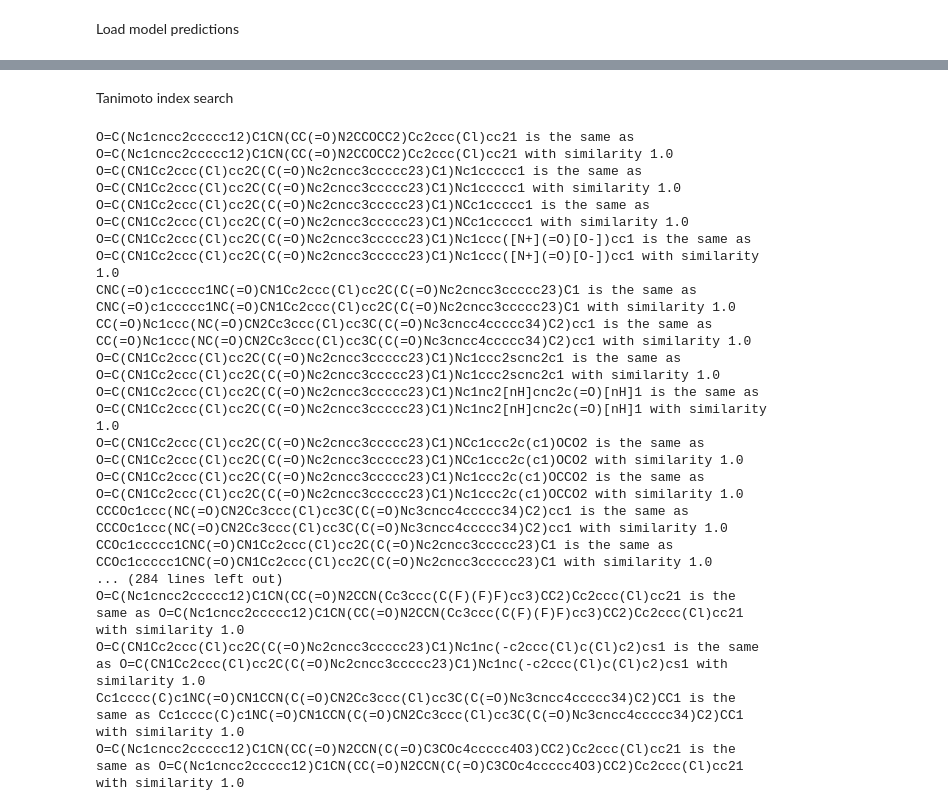
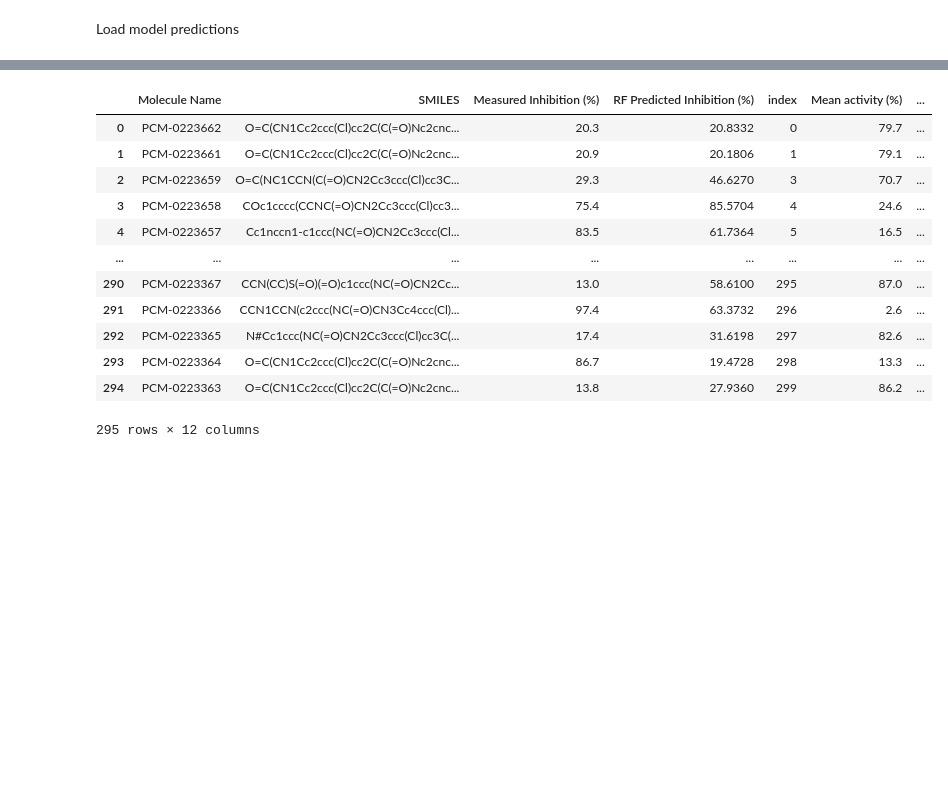
Before and after one commit to wjm41/deconvoluting_low_yield, a Jupyter notebook: notebooks/visualise_new_yields.ipynb, the cells around one changed output, grey strips where cells are left out. Drawn from its saved outputs; the diff is of its cells as text; code cells hidden in the pictures; blank space fills up the shorter version.

```diff
--- a/notebooks/visualise_new_yields.ipynb
+++ b/notebooks/visualise_new_yields.ipynb
@@ -229,38 +120,20 @@ See the caveats in the documentation: https://pandas.pydata.org/pandas-docs/stab
-# %% [markdown]
-Tanimoto index search
-# %%
-import numpy as np
-
-
-useful_rdkit_utils.add_molecule_and_errors(df_with_yield, 'smiles', 'mol')
-useful_rdkit_utils.add_molecule_and_errors(df, 'smiles', 'mol')
-
-df_with_yield['fps'] = [AllChem.GetMorganFingerprintAsBitVect(
-    mol, radius=3, nBits=1024) for mol in df_with_yield['mol']]
-df['fps'] = [AllChem.GetMorganFingerprintAsBitVect(
-    mol, radius=3, nBits=1024) for mol in df['mol']]
-
-for i in tqdm(range(len(df_with_yield['fps']))):
-    similarity = np.array(DataStructs.BulkTanimotoSimilarity(
-        df_with_yield['fps'].values[i], df['fps'].values))
-    # print(similarity)
-    if np.max(similarity) > 0.8:
-        print(f"{df_with_yield.loc[i, 'smiles']} is the same as {df.loc[np.argmax(similarity), 'smiles']} with similarity {np.max(similarity)}")
-# %% [output]
-O=C(Nc1cncc2ccccc12)C1CN(CC(=O)N2CCOCC2)Cc2ccc(Cl)cc21 is the same as O=C(Nc1cncc2ccccc12)C1CN(CC(=O)N2CCOCC2)Cc2ccc(Cl)cc21 with similarity 1.0
-O=C(CN1Cc2ccc(Cl)cc2C(C(=O)Nc2cncc3ccccc23)C1)Nc1ccccc1 is the same as O=C(CN1Cc2ccc(Cl)cc2C(C(=O)Nc2cncc3ccccc23)C1)Nc1ccccc1 with similarity 1.0
-O=C(CN1Cc2ccc(Cl)cc2C(C(=O)Nc2cncc3ccccc23)C1)NCc1ccccc1 is the same as O=C(CN1Cc2ccc(Cl)cc2C(C(=O)Nc2cncc3ccccc23)C1)NCc1ccccc1 with similarity 1.0
-O=C(CN1Cc2ccc(Cl)cc2C(C(=O)Nc2cncc3ccccc23)C1)Nc1ccc([N+](=O)[O-])cc1 is the same as O=C(CN1Cc2ccc(Cl)cc2C(C(=O)Nc2cncc3ccccc23)C1)Nc1ccc([N+](=O)[O-])cc1 with similarity 1.0
-CNC(=O)c1ccccc1NC(=O)CN1Cc2ccc(Cl)cc2C(C(=O)Nc2cncc3ccccc23)C1 is the same as CNC(=O)c1ccccc1NC(=O)CN1Cc2ccc(Cl)cc2C(C(=O)Nc2cncc3ccccc23)C1 with similarity 1.0
-CC(=O)Nc1ccc(NC(=O)CN2Cc3ccc(Cl)cc3C(C(=O)Nc3cncc4ccccc34)C2)cc1 is the same as CC(=O)Nc1ccc(NC(=O)CN2Cc3ccc(Cl)cc3C(C(=O)Nc3cncc4ccccc34)C2)cc1 with similarity 1.0
-O=C(CN1Cc2ccc(Cl)cc2C(C(=O)Nc2cncc3ccccc23)C1)Nc1ccc2scnc2c1 is the same as O=C(CN1Cc2ccc(Cl)cc2C(C(=O)Nc2cncc3ccccc23)C1)Nc1ccc2scnc2c1 with similarity 1.0
-O=C(CN1Cc2ccc(Cl)cc2C(C(=O)Nc2cncc3ccccc23)C1)Nc1nc2[nH]cnc2c(=O)[nH]1 is the same as O=C(CN1Cc2ccc(Cl)cc2C(C(=O)Nc2cncc3ccccc23)C1)Nc1nc2[nH]cnc2c(=O)[nH]1 with similarity 1.0
-O=C(CN1Cc2ccc(Cl)cc2C(C(=O)Nc2cncc3ccccc23)C1)NCc1ccc2c(c1)OCO2 is the same as O=C(CN1Cc2ccc(Cl)cc2C(C(=O)Nc2cncc3ccccc23)C1)NCc1ccc2c(c1)OCO2 with similarity 1.0
-O=C(CN1Cc2ccc(Cl)cc2C(C(=O)Nc2cncc3ccccc23)C1)Nc1ccc2c(c1)OCCO2 is the same as O=C(CN1Cc2ccc(Cl)cc2C(C(=O)Nc2cncc3ccccc23)C1)Nc1ccc2c(c1)OCCO2 with similarity 1.0
-CCCOc1ccc(NC(=O)CN2Cc3ccc(Cl)cc3C(C(=O)Nc3cncc4ccccc34)C2)cc1 is the same as CCCOc1ccc(NC(=O)CN2Cc3ccc(Cl)cc3C(C(=O)Nc3cncc4ccccc34)C2)cc1 with similarity 1.0
-CCOc1ccccc1CNC(=O)CN1Cc2ccc(Cl)cc2C(C(=O)Nc2cncc3ccccc23)C1 is the same as CCOc1ccccc1CNC(=O)CN1Cc2ccc(Cl)cc2C(C(=O)Nc2cncc3ccccc23)C1 with similarity 1.0
-... (284 lines left out)
-O=C(Nc1cncc2ccccc12)C1CN(CC(=O)N2CCN(Cc3ccc(C(F)(F)F)cc3)CC2)Cc2ccc(Cl)cc21 is the same as O=C(Nc1cncc2ccccc12)C1CN(CC(=O)N2CCN(Cc3ccc(C(F)(F)F)cc3)CC2)Cc2ccc(Cl)cc21 with similarity 1.0
-O=C(CN1Cc2ccc(Cl)cc2C(C(=O)Nc2cncc3ccccc23)C1)Nc1nc(-c2ccc(Cl)c(Cl)c2)cs1 is the same as O=C(CN1Cc2ccc(Cl)cc2C(C(=O)Nc2cncc3ccccc23)C1)Nc1nc(-c2ccc(Cl)c(Cl)c2)cs1 with similarity 1.0
-Cc1cccc(C)c1NC(=O)CN1CCN(C(=O)CN2Cc3ccc(Cl)cc3C(C(=O)Nc3cncc4ccccc34)C2)CC1 is the same as Cc1cccc(C)c1NC(=O)CN1CCN(C(=O)CN2Cc3ccc(Cl)cc3C(C(=O)Nc3cncc4ccccc34)C2)CC1 with similarity 1.0
-O=C(Nc1cncc2ccccc12)C1CN(CC(=O)N2CCN(C(=O)C3COc4ccccc4O3)CC2)Cc2ccc(Cl)cc21 is the same as O=C(Nc1cncc2ccccc12)C1CN(CC(=O)N2CCN(C(=O)C3COc4ccccc4O3)CC2)Cc2ccc(Cl)cc21 with similarity 1.0
+# %%
+rf_df = pd.read_csv('../data/predictions/rf_predictions.csv')
+gp_df = pd.read_csv('../data/predictions/gp_predictions.csv')
+ml_df = rf_df.merge(gp_df, on=['Molecule Name', 'SMILES'])
+ml_df['mean_pred'] = ml_df[['RF Predicted Inhibition (%)', 'gp_pred']].mean(axis=1)
+ml_df
+# %% [output]
+|  | Molecule Name | SMILES | Measured Inhibition (%) | RF Predicted Inhibition (%) | index | Mean activity (%) | ... |
+| 0 | PCM-0223662 | O=C(CN1Cc2ccc(Cl)cc2C(C(=O)Nc2cnc... | 20.3 | 20.8332 | 0 | 79.7 | ... |
+| 1 | PCM-0223661 | O=C(CN1Cc2ccc(Cl)cc2C(C(=O)Nc2cnc... | 20.9 | 20.1806 | 1 | 79.1 | ... |
+| 2 | PCM-0223659 | O=C(NC1CCN(C(=O)CN2Cc3ccc(Cl)cc3C... | 29.3 | 46.6270 | 3 | 70.7 | ... |
+| 3 | PCM-0223658 | COc1cccc(CCNC(=O)CN2Cc3ccc(Cl)cc3... | 75.4 | 85.5704 | 4 | 24.6 | ... |
+| 4 | PCM-0223657 | Cc1nccn1-c1ccc(NC(=O)CN2Cc3ccc(Cl... | 83.5 | 61.7364 | 5 | 16.5 | ... |
+| ... | ... | ... | ... | ... | ... | ... | ... |
+| 290 | PCM-0223367 | CCN(CC)S(=O)(=O)c1ccc(NC(=O)CN2Cc... | 13.0 | 58.6100 | 295 | 87.0 | ... |
+| 291 | PCM-0223366 | CCN1CCN(c2ccc(NC(=O)CN3Cc4ccc(Cl)... | 97.4 | 63.3732 | 296 | 2.6 | ... |
+| 292 | PCM-0223365 | N#Cc1ccc(NC(=O)CN2Cc3ccc(Cl)cc3C(... | 17.4 | 31.6198 | 297 | 82.6 | ... |
+| 293 | PCM-0223364 | O=C(CN1Cc2ccc(Cl)cc2C(C(=O)Nc2cnc... | 86.7 | 19.4728 | 298 | 13.3 | ... |
+| 294 | PCM-0223363 | O=C(CN1Cc2ccc(Cl)cc2C(C(=O)Nc2cnc... | 13.8 | 27.9360 | 299 | 86.2 | ... |
+295 rows × 12 columns
```
Also changed, not shown: parts of 21 cells of this notebook.
